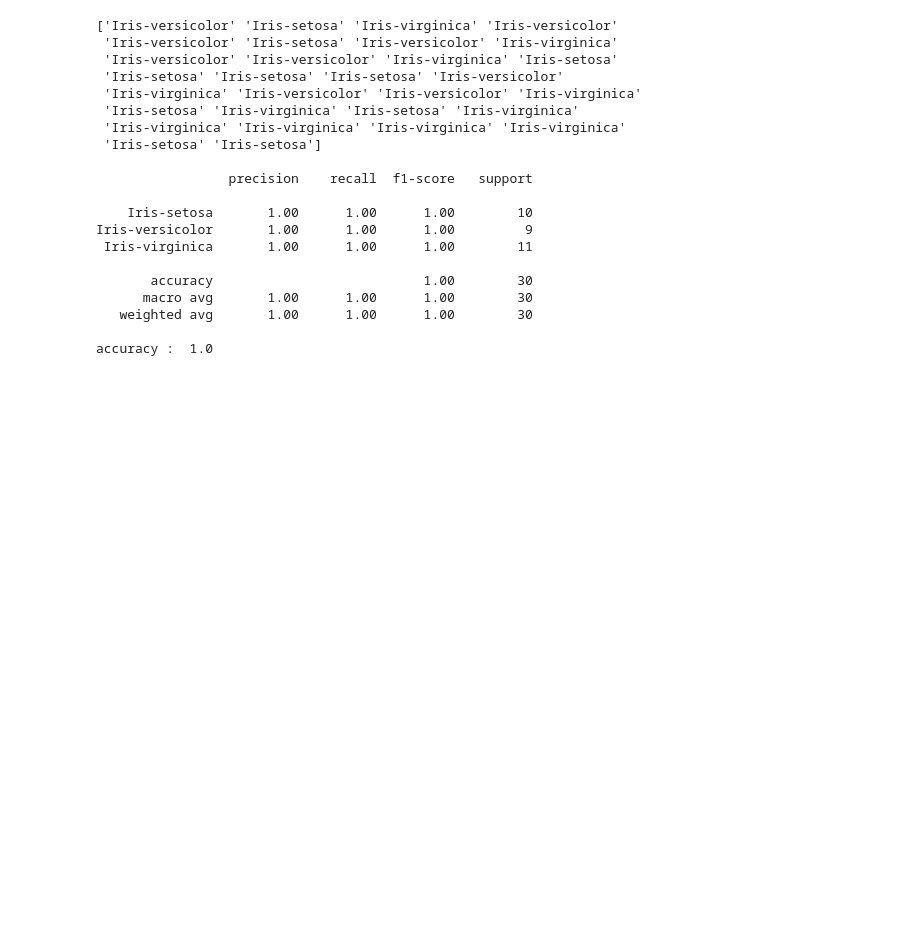
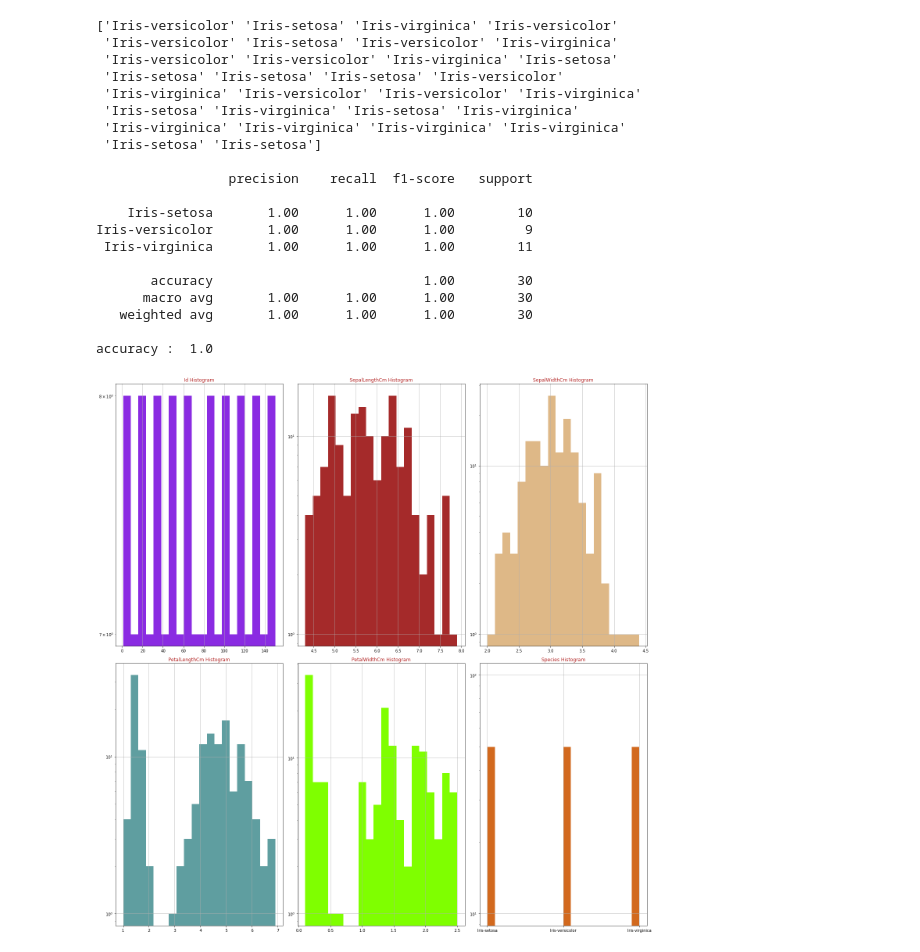
Before and after one commit to 1911521014SitiNina/Kel-4-APM, a Jupyter notebook: LogisticRegression.ipynb, the cells around one changed output. Drawn from its saved outputs; the diff is of its cells as text; code cells hidden in the pictures; blank space fills up the shorter version.

```diff
--- a/LogisticRegression.ipynb
+++ b/LogisticRegression.ipynb
@@ -120,3 +129,19 @@ Iris-versicolor       1.00      1.00      1.00         9
    weighted avg       1.00      1.00      1.00        30
 
 accuracy :  1.0
+# %%
+import matplotlib.colors as mcolors
+colors = list(mcolors.CSS4_COLORS.keys())[10:]
+def draw_histograms(dataframe, features, rows, cols):
+    fig=plt.figure(figsize=(20,20))
+    for i, feature in enumerate(features):
+        ax=fig.add_subplot(rows,cols,i+1)
+        dataframe[feature].hist(bins=20,ax=ax,facecolor=colors[i])
+        ax.set_title(feature+" Histogram",color=colors[35])
+        ax.set_yscale('log')
+    fig.tight_layout()
+    plt.savefig('Histograms.png')
+    plt.show()
+draw_histograms(dataFrame,dataFrame.columns,2,3)
+# %% [output]
+[figure, added]
```
Also changed, not shown: parts of 1 cell of this notebook.
